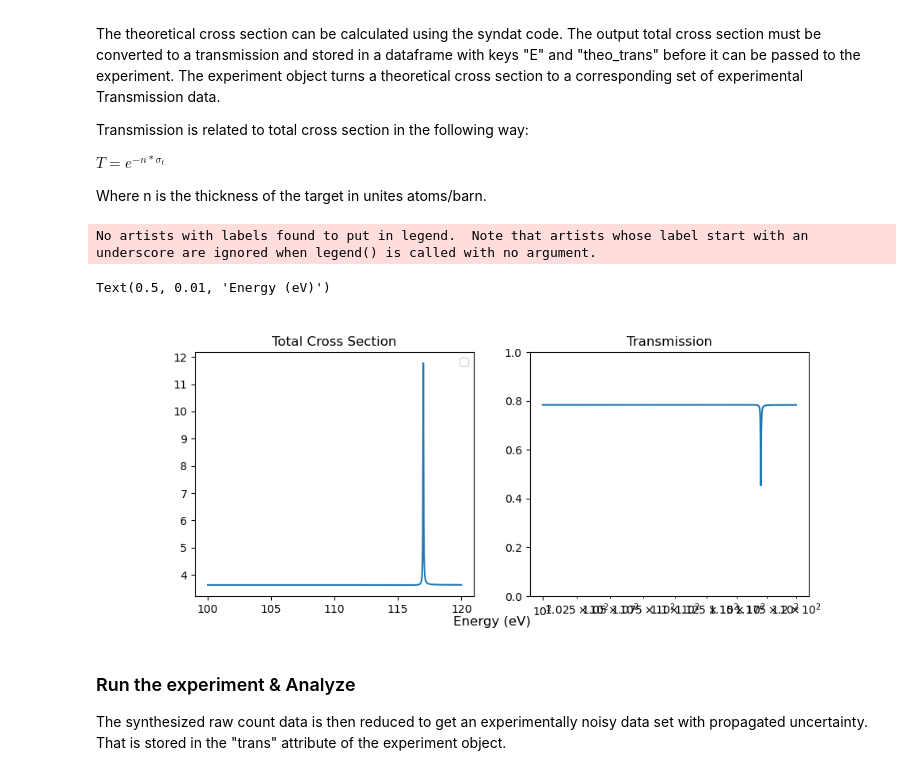
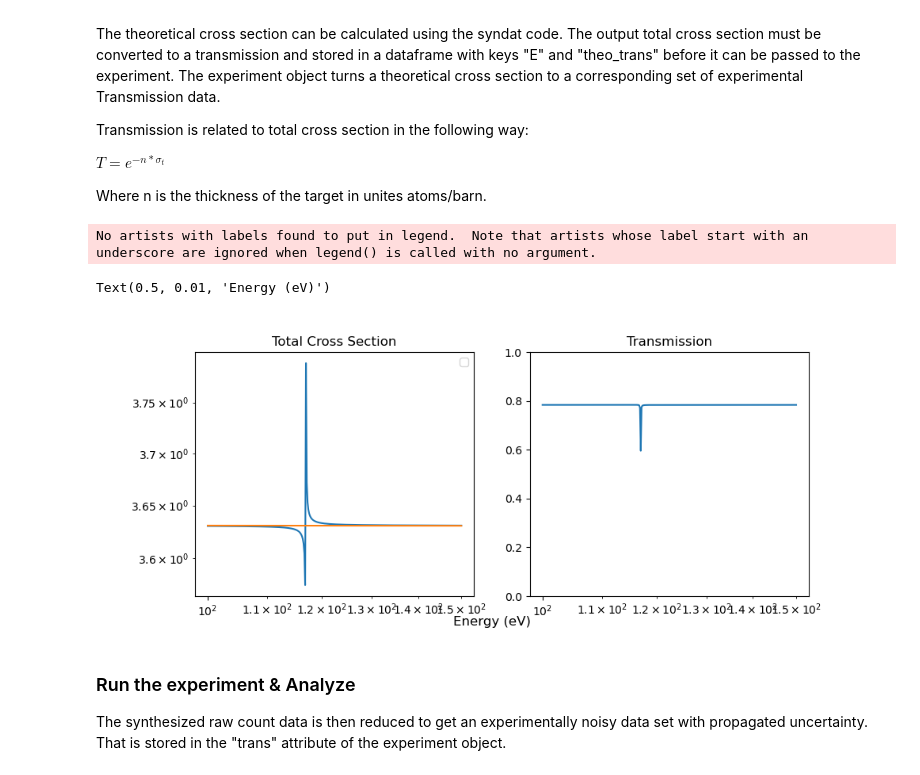
Before and after one commit to Naww137/Syndat, a Jupyter notebook: examples/GenerateData_UserExample.ipynb, the cells around one changed output. Saved outputs shown, nothing was run; the diff lists cells and outputs as text; code cells hidden in the pictures.

```diff
--- a/examples/GenerateData_UserExample.ipynb
+++ b/examples/GenerateData_UserExample.ipynb
@@ -51,7 +51,7 @@ $ KE = \frac{1}{2}mv^2 = \frac{1}{2}m (\frac{FP}{ToF})^2 $ where FP is the dista
     Defining a linear energy grid will result in a wild binning stucture in tof. Consider defining a tof grid instead. In practice, the tof grid has a handful (5 or so) different bin widths and a constant bin width between each point of compresssion. This is due to the artisinal nature of this process, a complicated binning stucture is less justifiable, difficult to store in EXFOR, and requires the use of a complicated resolution broadening function.
 # %%
 # create an energy domain, min/max
-E_min_max = [100, 120]
+E_min_max = [100, 150]
 # E_min_max =[3.5, 2550]
 
 ### can calculate an energy grid yourself
@@ -69,7 +69,7 @@ input_options = {'Add Noise': True,
                 'Compression Points':[],
                 'Grouping Factors':None}
 
-experiment_parameters = {'bw': {'val':0.01,    'unc'   :   0}}
+experiment_parameters = {'bw': {'val':0.15,    'unc'   :   0}}
 
 # initialize experimental setup
 exp = syndat.experiment(energy_grid,
@@ -92,7 +92,7 @@ average_parameters = pd.DataFrame({ 'dE'    :   {'3.0':8.79, '4.0':4.99},
 
 # resonance_ladder = Ta_pair.sample_resonance_ladder(energy_grid, spin_groups, average_parameters)
 # resonance_ladder = pd.DataFrame({'E':[1.94707086e+03,2.054739864e+03], 'Gg':[481.1, 536.2], 'gnx2':[113, 847], 'J':[3,3], 'chs':[1,1], 'lwave':[[0],[0]], 'J_ID':[None, None]})
-resonance_ladder = pd.DataFrame({'E':[117], 'Gg':[46], 'gnx2':[1], 'J':[3], 'chs':[1], 'lwave':[[0]], 'J_ID':[None]})
+resonance_ladder = pd.DataFrame({'E':[117], 'Gg':[46], 'gnx2':[1], 'J':[3], 'chs':[1], 'lwave':[0], 'J_ID':[None]})
 
 # # look at your resonance ladder
 resonance_ladder
@@ -120,35 +120,43 @@ Where n is the thickness of the target in unites atoms/barn.
 # %%
 # SLWB with syndat
 xs_tot, xs_scat, xs_cap = syndat.scattering_theory.SLBW(exp.energy_domain, Ta_pair, resonance_ladder)
+xs_tot2, xs_scat2, xs_cap2 = syndat.scattering_theory.SLBW(exp.energy_domain, Ta_pair, pd.DataFrame())
+
+# resonance_ladder2 = pd.DataFrame({'E':[117,130], 'Gg':[46,46], 'gnx2':[1,1], 'J':[3,3], 'chs':[1,1], 'lwave':[[0], [0]], 'J_ID':[1, 1]})
+# xs_tot2, xs_scat2, xs_cap2 = syndat.scattering_theory.SLBW(exp.energy_domain, Ta_pair, resonance_ladder2)
+# sammy = syndat.sammy_interface.calculate_xs(exp.energy_domain, resonance_ladder2, Ta_pair, 'SLBW', 'capture', 'no_exp', keep_runDIR=False)
 
 # convert to transmisison and put in an appropriate dataframe
 n = 0.067166 # atoms per barn or atoms/(1e-12*cm^2)
 trans = np.exp(-n*xs_tot)
 trans_thick = np.exp(-0.5*xs_tot)
 theoretical_df = pd.DataFrame({'E':exp.energy_domain, 'theo_trans':trans})
 
 fig, ax = subplots(1,2, figsize=(10,4))
 # ax[0].plot(sammy_calculated.E, sammy_calculated.theo_xs, label='sammy')
-# ax[0].plot(exp.energy_domain, xs_scat)
+ax[0].plot(exp.energy_domain, xs_scat)
+ax[0].plot(exp.energy_domain, xs_scat2)
 # ax[0].plot(exp.energy_domain, xs_cap)
-ax[0].plot(exp.energy_domain, xs_tot)
-# ax[0].set_xscale('log')
-# ax[0].set_yscale('log')
+# ax[0].plot(exp.energy_domain, xs_cap)
+# ax[0].plot(exp.energy_domain, xs_cap2)
+# ax[0].plot(sammy.E, sammy.theo_xs, '.', label='sammy')
+ax[0].set_xscale('log')
+ax[0].set_yscale('log')
 ax[0].set_title('Total Cross Section')
 ax[0].legend()
 
 ax[1].plot(theoretical_df.E, theoretical_df.theo_trans)
 # ax[1].plot(theoretical_df.E, trans_thick)
 # ax[1].plot(sammy_calculated.E, sammy_calculated.theo_trans, label='sammy')
 ax[1].set_xscale('log')
 ax[1].set_ylim([0,1])
 ax[1].set_title('Transmission')
 
 fig.supxlabel('Energy (eV)')
 # %% [output]
 No artists with labels found to put in legend.  Note that artists whose label start with an underscore are ignored when legend() is called with no argument.
 Text(0.5, 0.01, 'Energy (eV)')
-[figure, old version]
+[figure, new version]
 # %% [markdown]
 ### Run the experiment & Analyze
 
```
Also changed, not shown: parts of 8 cells of this notebook, 3 other files.
